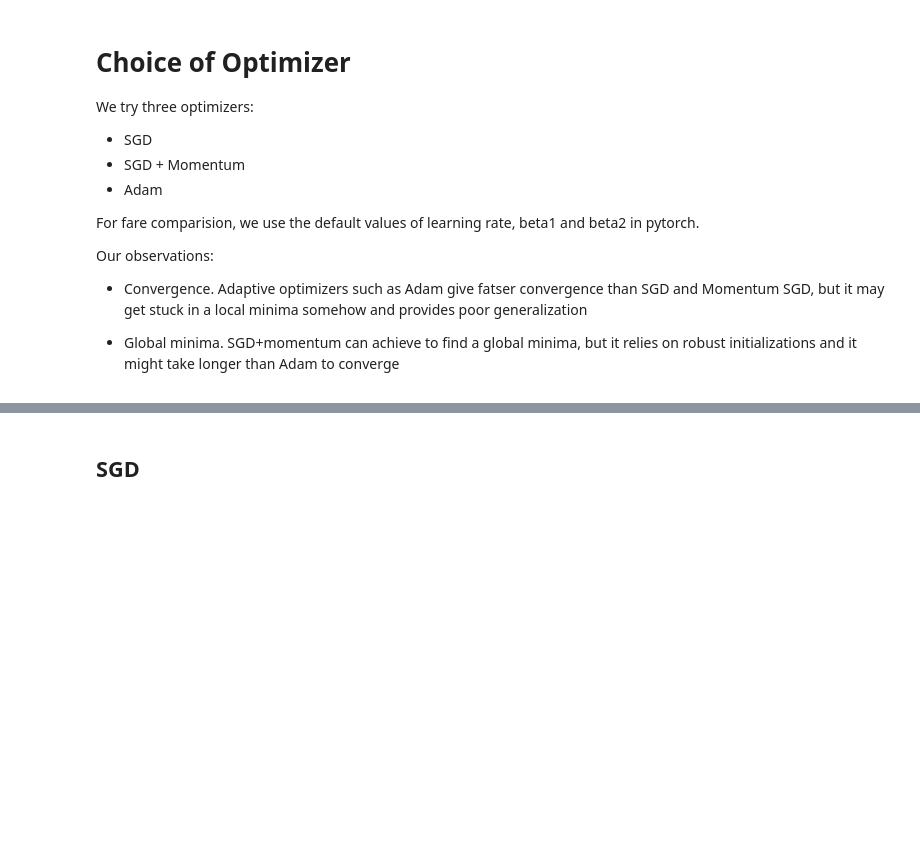
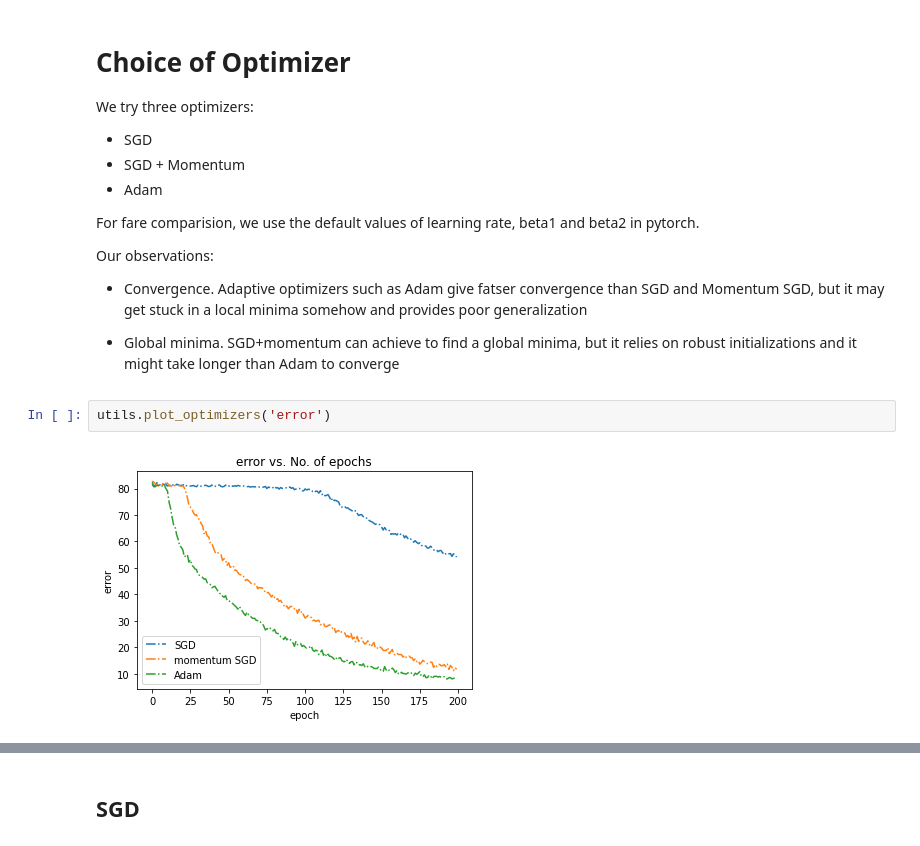
Before and after one commit to wenhaohaoo/cs5242-project, a Jupyter notebook: vgg.ipynb, the cells around one changed output, grey strips where cells are left out. Cells and saved outputs as stored; diff of their text form; blank space fills up the shorter version.

Commit message:
add some visualization

```diff
--- a/vgg.ipynb
+++ b/vgg.ipynb
@@ -509,3 +509,7 @@ Our observations:
 + Convergence. Adaptive optimizers such as Adam give fatser convergence than SGD and Momentum SGD, but it may get stuck in a local minima somehow and provides poor generalization
 
 + Global minima. SGD+momentum can achieve to find a global minima, but it relies on robust initializations and it might take longer than Adam to converge
+# %%
+utils.plot_optimizers('error')
+# %% [output]
+[figure, added]
```
Also changed, not shown: parts of 6 cells of this notebook, 2 other files.
